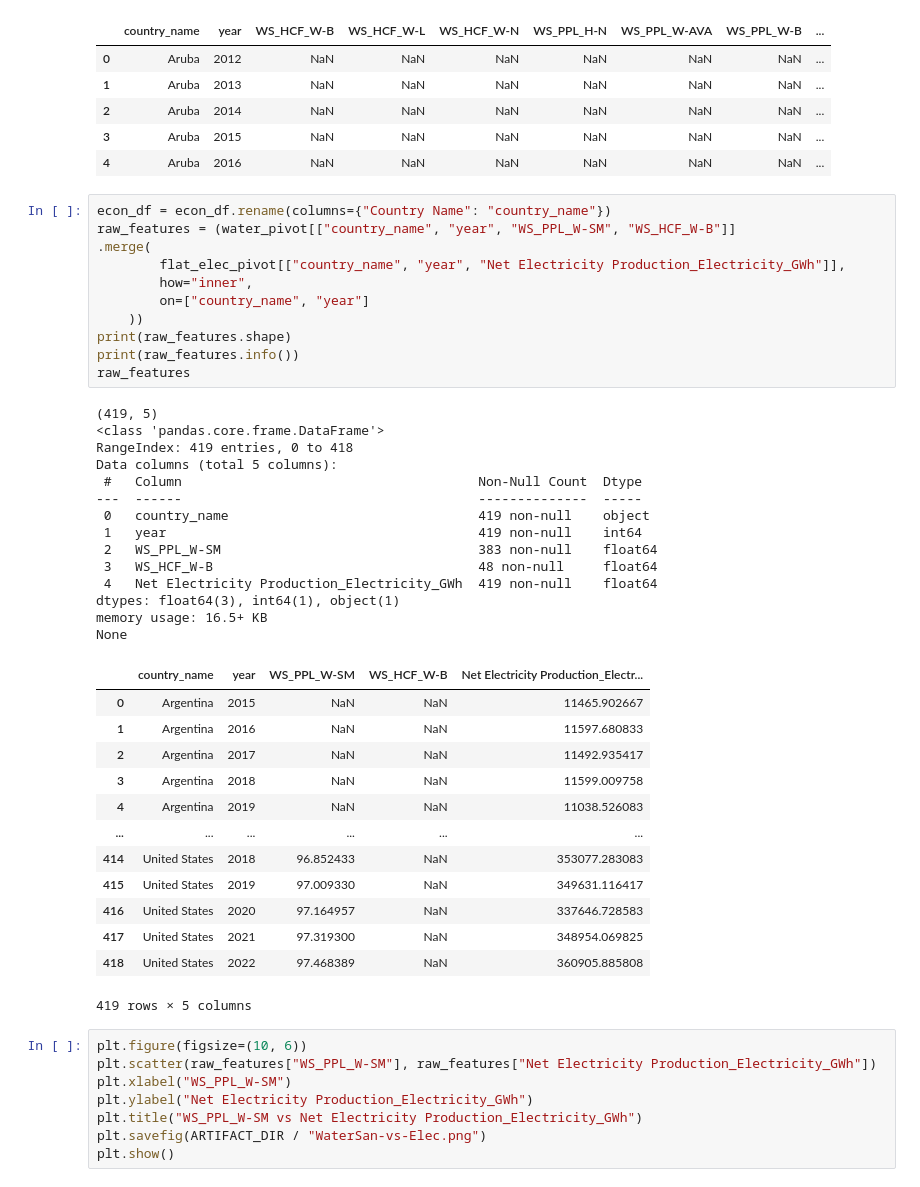
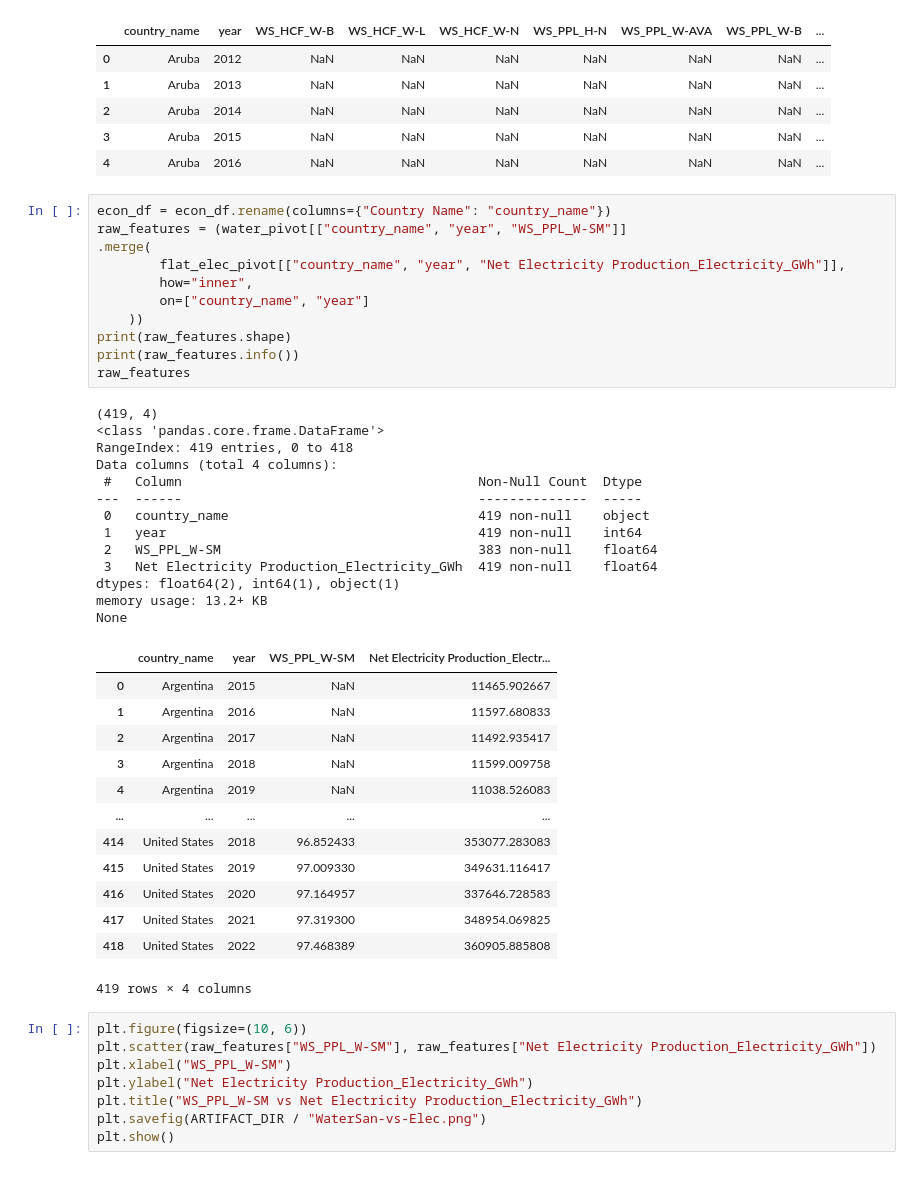
Before and after one commit to williamflynt/predict-economic-freedom, a Jupyter notebook: src/eda.ipynb, the cells around one changed output. Saved outputs shown, nothing was run; the diff lists cells and outputs as text.

```diff
--- a/src/eda.ipynb
+++ b/src/eda.ipynb
@@ -354,43 +359,42 @@ water_pivot.head()
 | 4 | Aruba | 2016 | NaN | NaN | NaN | NaN | NaN | NaN | ... |
 # %%
 econ_df = econ_df.rename(columns={"Country Name": "country_name"})
-raw_features = (water_pivot[["country_name", "year", "WS_PPL_W-SM", "WS_HCF_W-B"]]
+raw_features = (water_pivot[["country_name", "year", "WS_PPL_W-SM"]]
 .merge(
         flat_elec_pivot[["country_name", "year", "Net Electricity Production_Electricity_GWh"]],
         how="inner",
         on=["country_name", "year"]
     ))
 print(raw_features.shape)
 print(raw_features.info())
 raw_features
 # %% [output]
-(419, 5)
+(419, 4)
 <class 'pandas.core.frame.DataFrame'>
 RangeIndex: 419 entries, 0 to 418
-Data columns (total 5 columns):
+Data columns (total 4 columns):
  #   Column                                      Non-Null Count  Dtype
 ---  ------                                      --------------  -----
  0   country_name                                419 non-null    object
  1   year                                        419 non-null    int64
  2   WS_PPL_W-SM                                 383 non-null    float64
- 3   WS_HCF_W-B                                  48 non-null     float64
- 4   Net Electricity Production_Electricity_GWh  419 non-null    float64
-dtypes: float64(3), int64(1), object(1)
-memory usage: 16.5+ KB
+ 3   Net Electricity Production_Electricity_GWh  419 non-null    float64
+dtypes: float64(2), int64(1), object(1)
+memory usage: 13.2+ KB
 None
-|  | country_name | year | WS_PPL_W-SM | WS_HCF_W-B | Net Electricity Production_Electr... |
-| 0 | Argentina | 2015 | NaN | NaN | 11465.902667 |
-| 1 | Argentina | 2016 | NaN | NaN | 11597.680833 |
-| 2 | Argentina | 2017 | NaN | NaN | 11492.935417 |
-| 3 | Argentina | 2018 | NaN | NaN | 11599.009758 |
-| 4 | Argentina | 2019 | NaN | NaN | 11038.526083 |
-| ... | ... | ... | ... | ... | ... |
-| 414 | United States | 2018 | 96.852433 | NaN | 353077.283083 |
-| 415 | United States | 2019 | 97.009330 | NaN | 349631.116417 |
-| 416 | United States | 2020 | 97.164957 | NaN | 337646.728583 |
-| 417 | United States | 2021 | 97.319300 | NaN | 348954.069825 |
-| 418 | United States | 2022 | 97.468389 | NaN | 360905.885808 |
+|  | country_name | year | WS_PPL_W-SM | Net Electricity Production_Electr... |
+| 0 | Argentina | 2015 | NaN | 11465.902667 |
+| 1 | Argentina | 2016 | NaN | 11597.680833 |
+| 2 | Argentina | 2017 | NaN | 11492.935417 |
+| 3 | Argentina | 2018 | NaN | 11599.009758 |
+| 4 | Argentina | 2019 | NaN | 11038.526083 |
+| ... | ... | ... | ... | ... |
+| 414 | United States | 2018 | 96.852433 | 353077.283083 |
+| 415 | United States | 2019 | 97.009330 | 349631.116417 |
+| 416 | United States | 2020 | 97.164957 | 337646.728583 |
+| 417 | United States | 2021 | 97.319300 | 348954.069825 |
+| 418 | United States | 2022 | 97.468389 | 360905.885808 |
-419 rows × 5 columns
+419 rows × 4 columns
 # %%
 plt.figure(figsize=(10, 6))
 plt.scatter(raw_features["WS_PPL_W-SM"], raw_features["Net Electricity Production_Electricity_GWh"])
```
Also changed, not shown: parts of 5 cells of this notebook, 10 other files.
